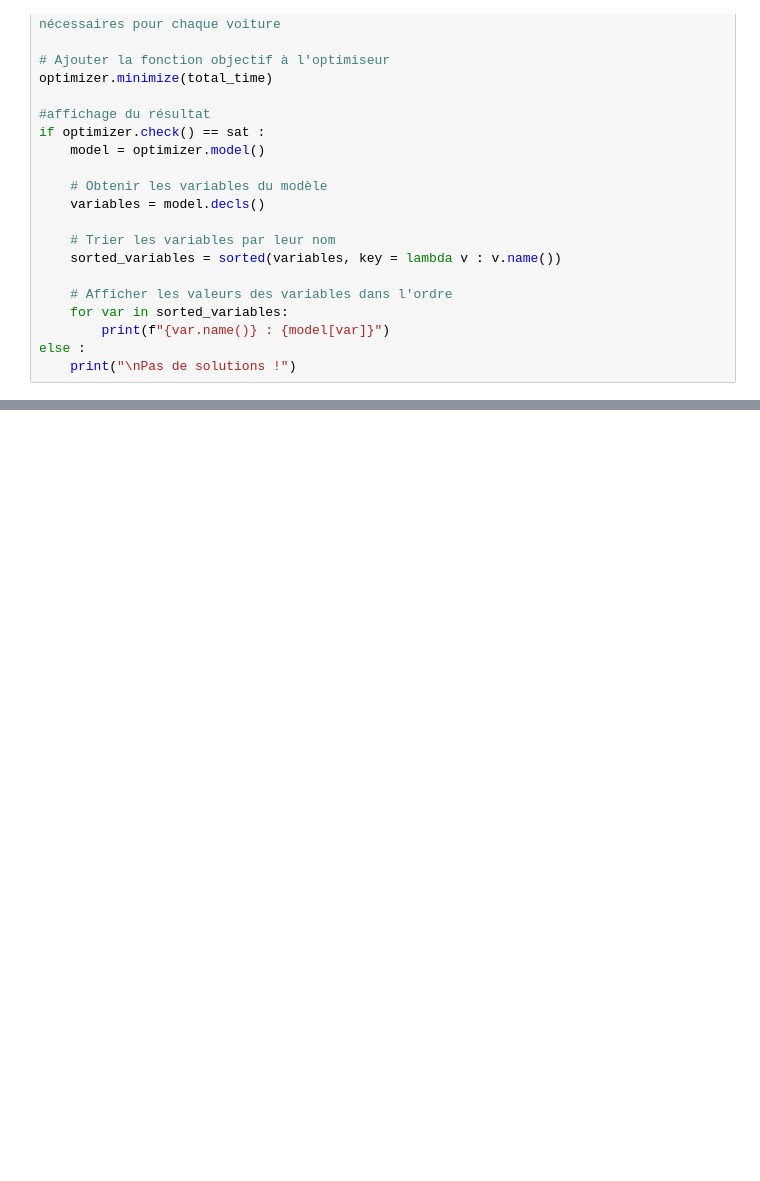
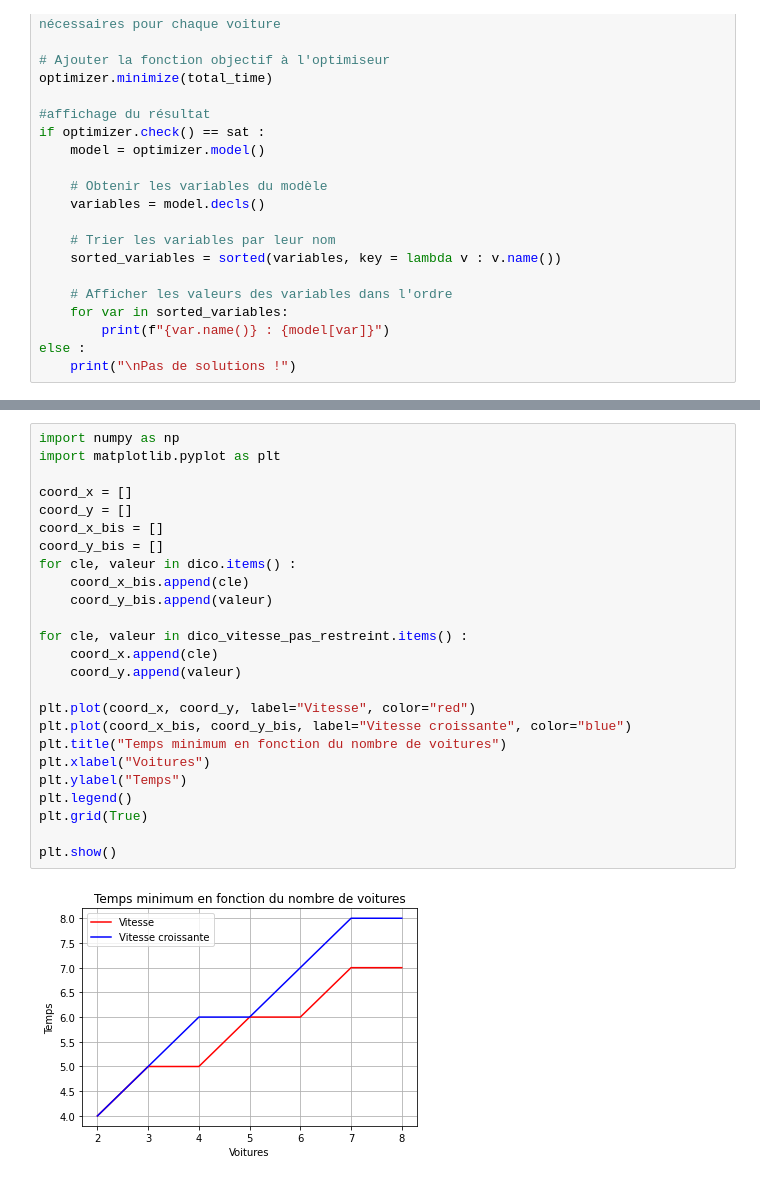
Before and after one commit to DavidGabrielPapa/Travail-Bachelor, a Jupyter notebook: David_Papa_projet_bachelor.ipynb, the cells around one changed output, grey strips where cells are left out. Cells and saved outputs as stored; diff of their text form; blank space fills up the shorter version.

```diff
--- a/David_Papa_projet_bachelor.ipynb
+++ b/David_Papa_projet_bachelor.ipynb
@@ -461,0 +627,27 @@ print(dico)
+# %%
+import numpy as np
+import matplotlib.pyplot as plt
+
+coord_x = []
+coord_y = []
+coord_x_bis = []
+coord_y_bis = []
+for cle, valeur in dico.items() :
+    coord_x_bis.append(cle)
+    coord_y_bis.append(valeur)
+
+for cle, valeur in dico_vitesse_pas_restreint.items() :
+    coord_x.append(cle)
+    coord_y.append(valeur)
+
+plt.plot(coord_x, coord_y, label="Vitesse", color="red")
+plt.plot(coord_x_bis, coord_y_bis, label="Vitesse croissante", color="blue")
+plt.title("Temps minimum en fonction du nombre de voitures")
+plt.xlabel("Voitures")
+plt.ylabel("Temps")
+plt.legend()
+plt.grid(True)
+
+plt.show()
+# %% [output]
+[figure, added]
```
Also changed, not shown: parts of 6 cells of this notebook.
